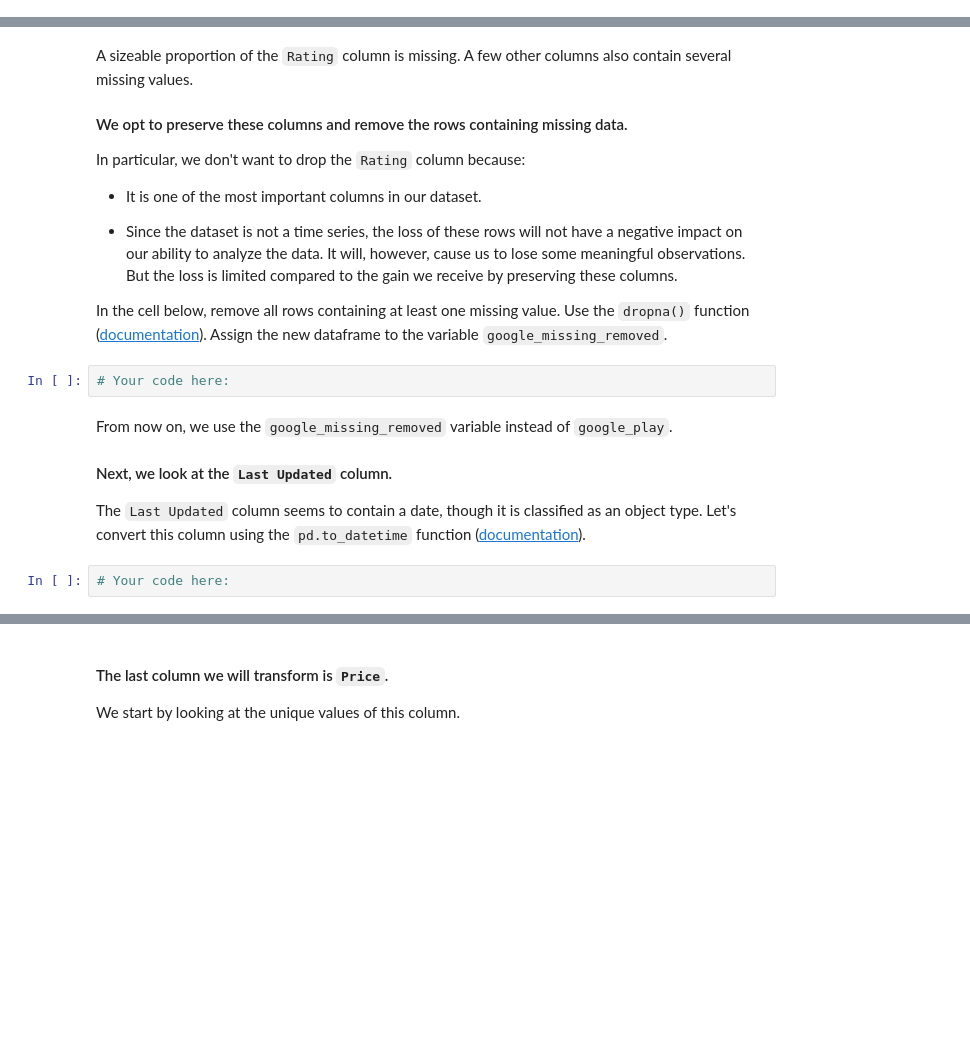
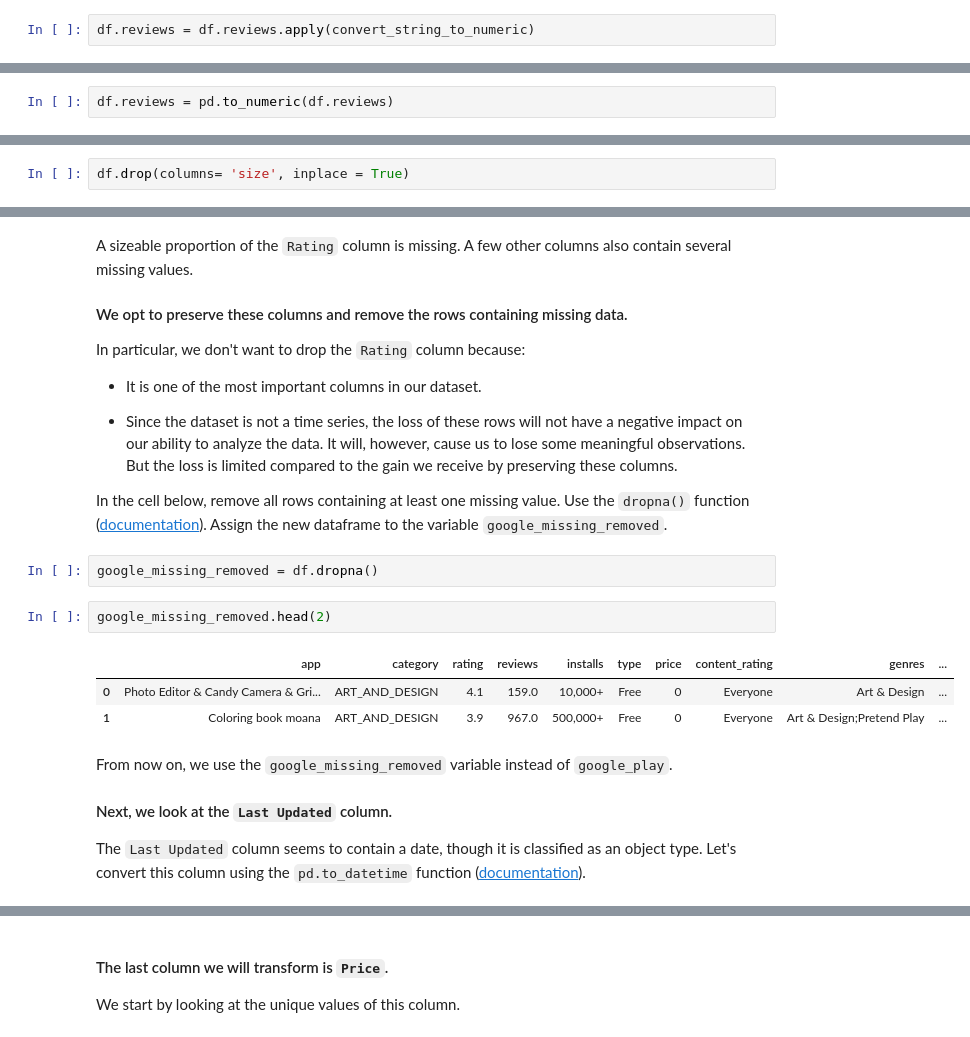
Before and after one commit to Ironhack-Data-Madrid-Abril-2023/7.2-lab_supervised_learning_feature_extraction, a Jupyter notebook: your-code/main.ipynb, the cells around one changed output, grey strips where cells are left out. Saved outputs shown, nothing was run; the diff lists cells and outputs as text; blank space fills up the shorter version.

```diff
--- a/your-code/main.ipynb
+++ b/your-code/main.ipynb
@@ -132,5 +135,7 @@ def convert_string_to_numeric(s):
     Returns:
         The correct numeric value of the Reviews score.
     """
+# %%
+df.reviews = df.reviews.apply(convert_string_to_numeric)
 # %% [markdown]
 The last step is to apply the function to the `Reviews` column in the following cell:
@@ -148,0 +153,2 @@ Also check the variable types of `google_play`. The `Reviews` column should be a
+# %%
+df.reviews = pd.to_numeric(df.reviews)
@@ -171,3 +229,5 @@ Drop the column in the cell below (use `inplace=True`)
+# %%
+df.drop(columns= 'size', inplace = True)
 # %% [markdown]
 #### Now let's look at how many missing values are in each column.
 
@@ -196,13 +274,17 @@ In particular, we don't want to drop the `Rating` column because:
 * Since the dataset is not a time series, the loss of these rows will not have a negative impact on our ability to analyze the data. It will, however, cause us to lose some meaningful observations. But the loss is limited compared to the gain we receive by preserving these columns.
 
 In the cell below, remove all rows containing at least one missing value. Use the `dropna()` function ([documentation](https://pandas.pydata.org/pandas-docs/stable/generated/pandas.DataFrame.dropna.html)). Assign the new dataframe to the variable `google_missing_removed`.
-# %%
-# Your code here:
+# %%
+google_missing_removed = df.dropna()
+# %%
+google_missing_removed.head(2)
+# %% [output]
+|  | app | category | rating | reviews | installs | type | price | content_rating | genres | ... |
+| 0 | Photo Editor & Candy Camera & Gri... | ART_AND_DESIGN | 4.1 | 159.0 | 10,000+ | Free | 0 | Everyone | Art & Design | ... |
+| 1 | Coloring book moana | ART_AND_DESIGN | 3.9 | 967.0 | 500,000+ | Free | 0 | Everyone | Art & Design;Pretend Play | ... |
 # %% [markdown]
 From now on, we use the `google_missing_removed` variable instead of `google_play`.
 
 #### Next, we look at the `Last Updated` column.
 
 The `Last Updated` column seems to contain a date, though it is classified as an object type. Let's convert this column using the `pd.to_datetime` function ([documentation](https://pandas.pydata.org/pandas-docs/stable/generated/pandas.to_datetime.html)).
-# %%
-# Your code here:
```
Also changed, not shown: parts of 60 cells of this notebook.
